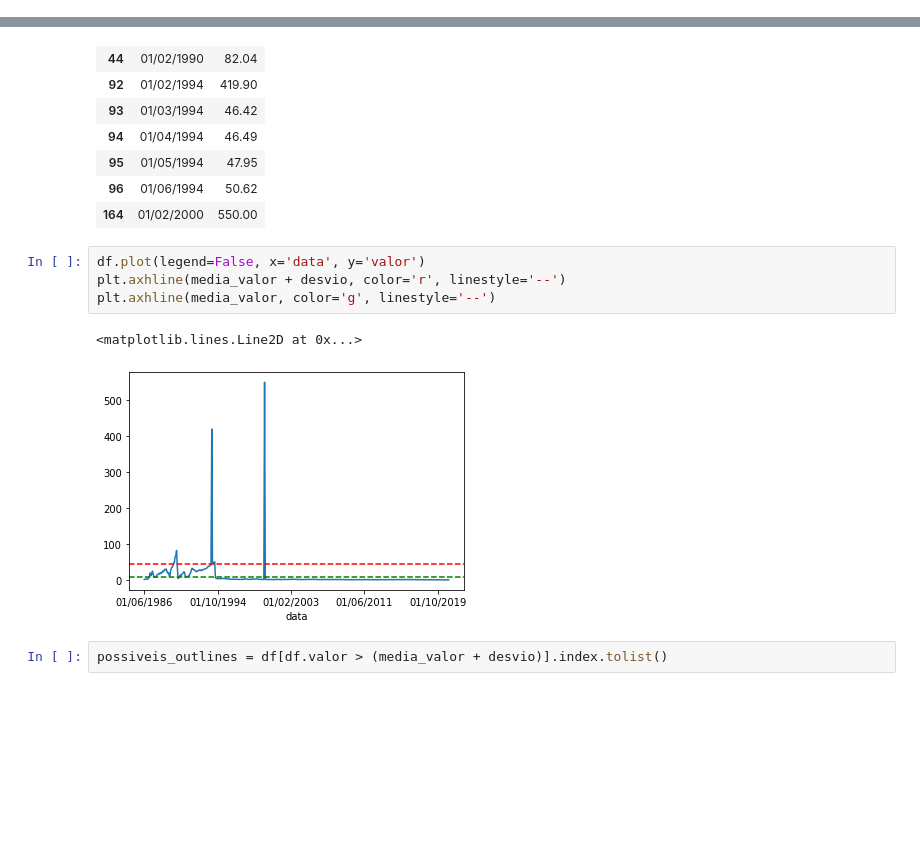
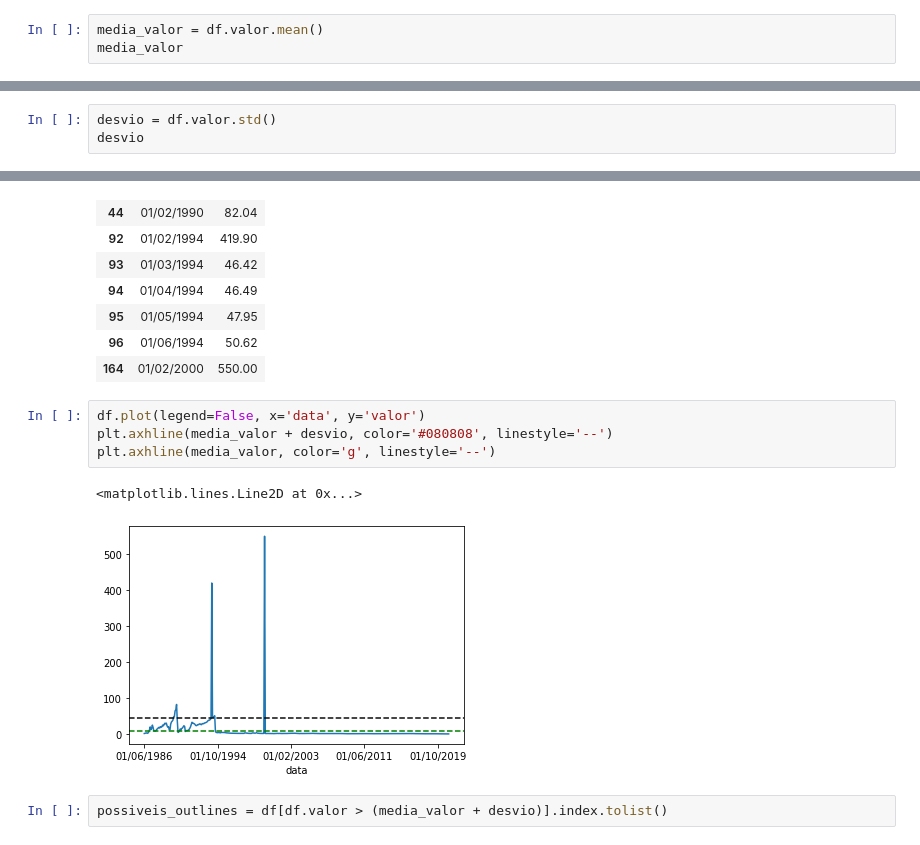
Before and after one commit to robertosgpontes/DataScience, a Jupyter notebook: 05-datasetPrepare_04.ipynb, the cells around one changed output, grey strips where cells are left out. Saved outputs shown, nothing was run; the diff lists cells and outputs as text; blank space fills up the shorter version.

```diff
--- a/05-datasetPrepare_04.ipynb
+++ b/05-datasetPrepare_04.ipynb
@@ -76,3 +76,6 @@ idx
 https://pandas.pydata.org/pandas-docs/stable/reference/api/pandas.DataFrame.loc.html
 # %%
 df.loc[idx, 'valor'] = np.NaN
+# %%
+media_valor = df.valor.mean()
+media_valor
@@ -78,0 +84,3 @@ df.loc[idx, 'valor'] = np.NaN
+# %%
+desvio = df.valor.std()
+desvio
@@ -97,11 +107,11 @@ df[df.valor > (media_valor + desvio)]
 | 164 | 01/02/2000 | 550.00 |
 # %%
 df.plot(legend=False, x='data', y='valor')
-plt.axhline(media_valor + desvio, color='r', linestyle='--')
+plt.axhline(media_valor + desvio, color='#080808', linestyle='--')
 plt.axhline(media_valor, color='g', linestyle='--')
 # %% [output]
 <matplotlib.lines.Line2D at 0x...>
-[figure, old version]
+[figure, new version]
 # %%
 possiveis_outlines = df[df.valor > (media_valor + desvio)].index.tolist()
 # %%
```
Also changed, not shown: parts of 2 cells of this notebook.
